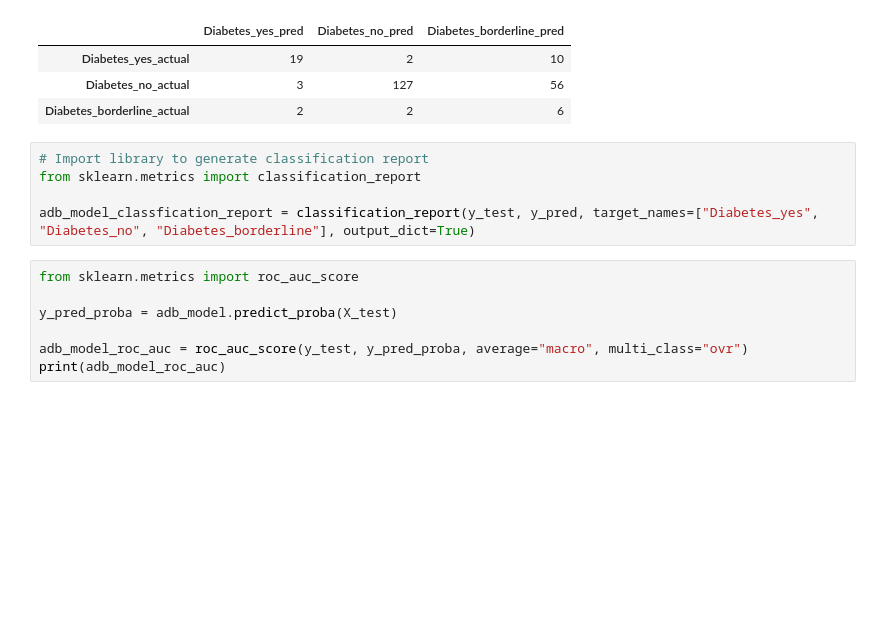
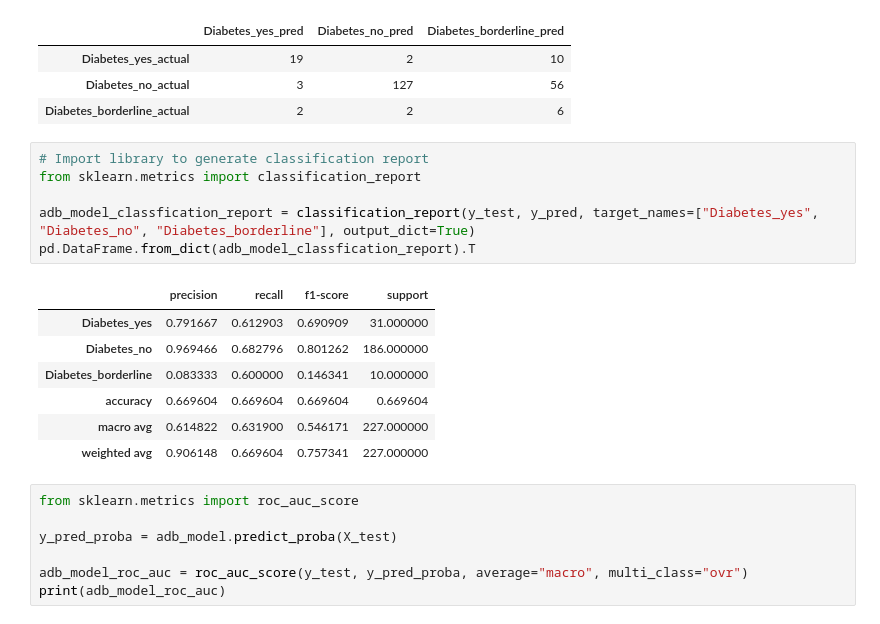
Before and after one commit to ryansoh-42/interpretable-ML-T2DM, a Jupyter notebook: notebooks/04_model_training.ipynb, the cells around one changed output. Saved outputs shown, nothing was run; the diff lists cells and outputs as text; blank space fills up the shorter version.

```diff
--- a/notebooks/04_model_training.ipynb
+++ b/notebooks/04_model_training.ipynb
@@ -1055,8 +1110,17 @@ cnf_matrix_test_df
 # %%
 # Import library to generate classification report
 from sklearn.metrics import classification_report
 
 adb_model_classfication_report = classification_report(y_test, y_pred, target_names=["Diabetes_yes", "Diabetes_no", "Diabetes_borderline"], output_dict=True)
+pd.DataFrame.from_dict(adb_model_classfication_report).T
+# %% [output]
+|  | precision | recall | f1-score | support |
+| Diabetes_yes | 0.791667 | 0.612903 | 0.690909 | 31.000000 |
+| Diabetes_no | 0.969466 | 0.682796 | 0.801262 | 186.000000 |
+| Diabetes_borderline | 0.083333 | 0.600000 | 0.146341 | 10.000000 |
+| accuracy | 0.669604 | 0.669604 | 0.669604 | 0.669604 |
+| macro avg | 0.614822 | 0.631900 | 0.546171 | 227.000000 |
+| weighted avg | 0.906148 | 0.669604 | 0.757341 | 227.000000 |
 # %%
 from sklearn.metrics import roc_auc_score
 
```
Also changed, not shown: parts of 31 cells of this notebook, 10 other files.
